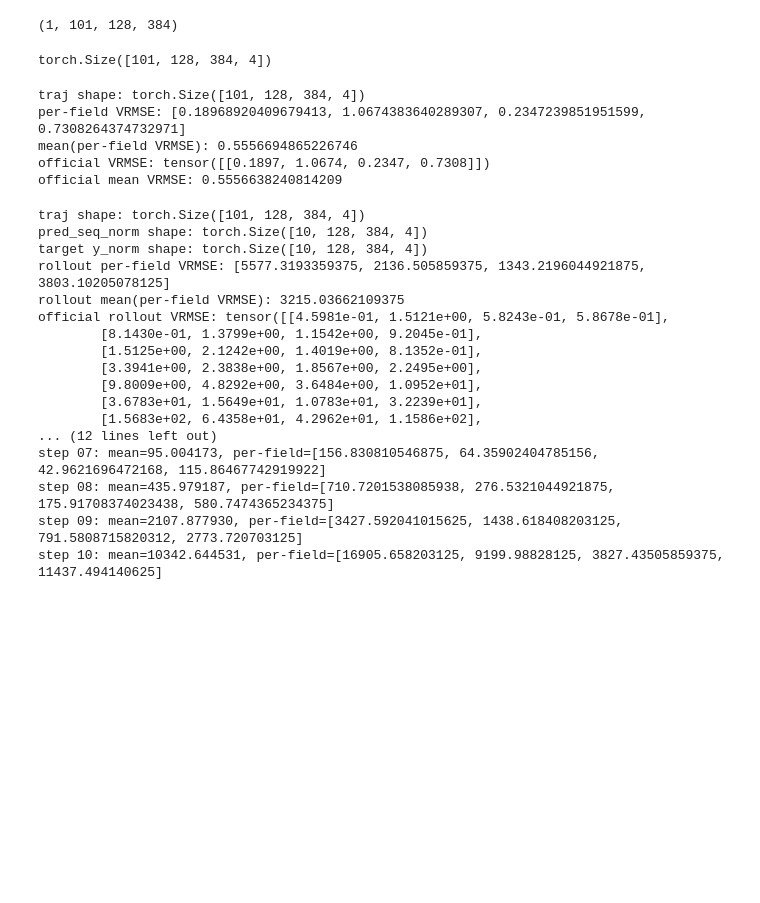
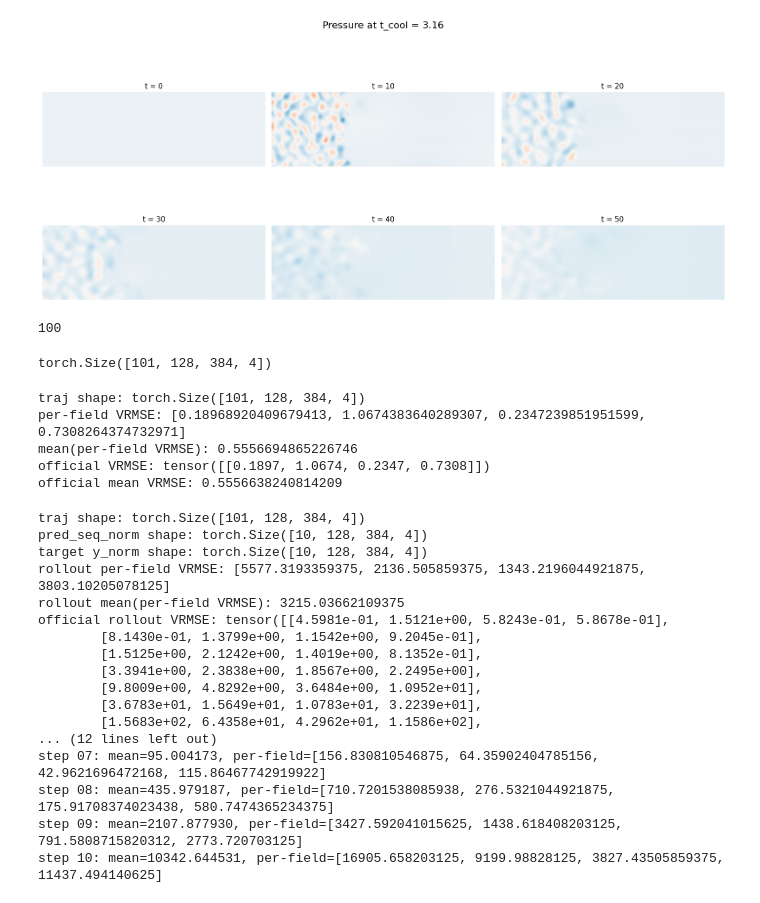
Before and after one commit to eliray01/msc_hse, a Jupyter notebook: data_explore.ipynb, the cells around one changed output. Saved outputs shown, nothing was run; the diff lists cells and outputs as text; code cells hidden in the pictures; blank space fills up the shorter version.

```diff
--- a/data_explore.ipynb
+++ b/data_explore.ipynb
@@ -11,10 +11,51 @@ with h5py.File(path, "r") as f:
     density = f["t0_fields"]["density"][:]     # (N, T, H, W)
     pressure = f["t0_fields"]["pressure"][:]   # (N, T, H, W)
     velocity = f["t1_fields"]["velocity"][:]   # (N, T, H, W, 2)
-# %%
-density.shape
-# %% [output]
-(1, 101, 128, 384)
+# %%
+import matplotlib.pyplot as plt
+import numpy as np
+import h5py
+
+path = "/Users/emilfahretdinov/msc_hse/data/datasets/turbulent_radiative_layer_2D/data/train/turbulent_radiative_layer_tcool_3.16.hdf5"
+
+with h5py.File(path, "r") as f:
+    density = f["t0_fields"]["density"][:]     # (N, T, H, W)
+    pressure = f["t0_fields"]["pressure"][:]   # (N, T, H, W)
+    velocity = f["t1_fields"]["velocity"][:]   # (N, T, H, W, 2)
+
+
+t_cool = path.split("_")[-1].split(".")[0]+'.'+path.split("_")[-1].split(".")[1]
+field = pressure[0]   # shape: (T, H, W)
+
+step = 10
+times = range(0, field.shape[0]-50, step)
+
+ncols = 3
+nrows = int(np.ceil(len(list(times)) / ncols))
+
+vmin = np.nanmin(field)
+vmax = np.nanmax(field)
+
+fig, axes = plt.subplots(nrows, ncols, figsize=(16, 4 * nrows))
+axes = np.array(axes).reshape(-1)
+
+for ax, t in zip(axes, times):
+    ax.imshow(field[t], cmap="RdBu_r", interpolation="none", vmin=vmin, vmax=vmax)
+    ax.set_title(f"t = {t}")
+    ax.axis("off")
+
+for ax in axes[len(list(times)):]:
+    ax.axis("off")
+
+fig.suptitle(f"Pressure at t_cool = {t_cool}", fontsize=16)
+plt.tight_layout()
+plt.show()
+# %% [output]
+[figure, added]
+# %%
+field.shape[0]-1
+# %% [output]
+100
 # %%
 import imageio
 import matplotlib.pyplot as plt
```
Also changed, not shown: 36 other files.
